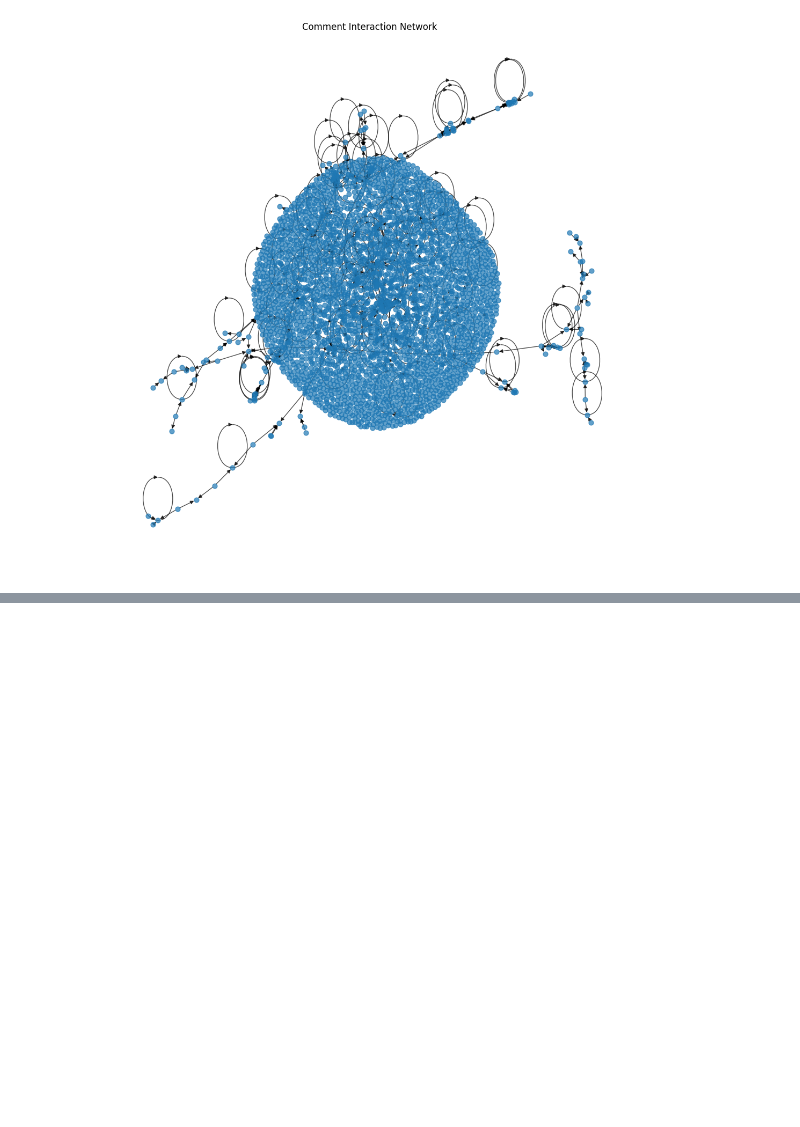
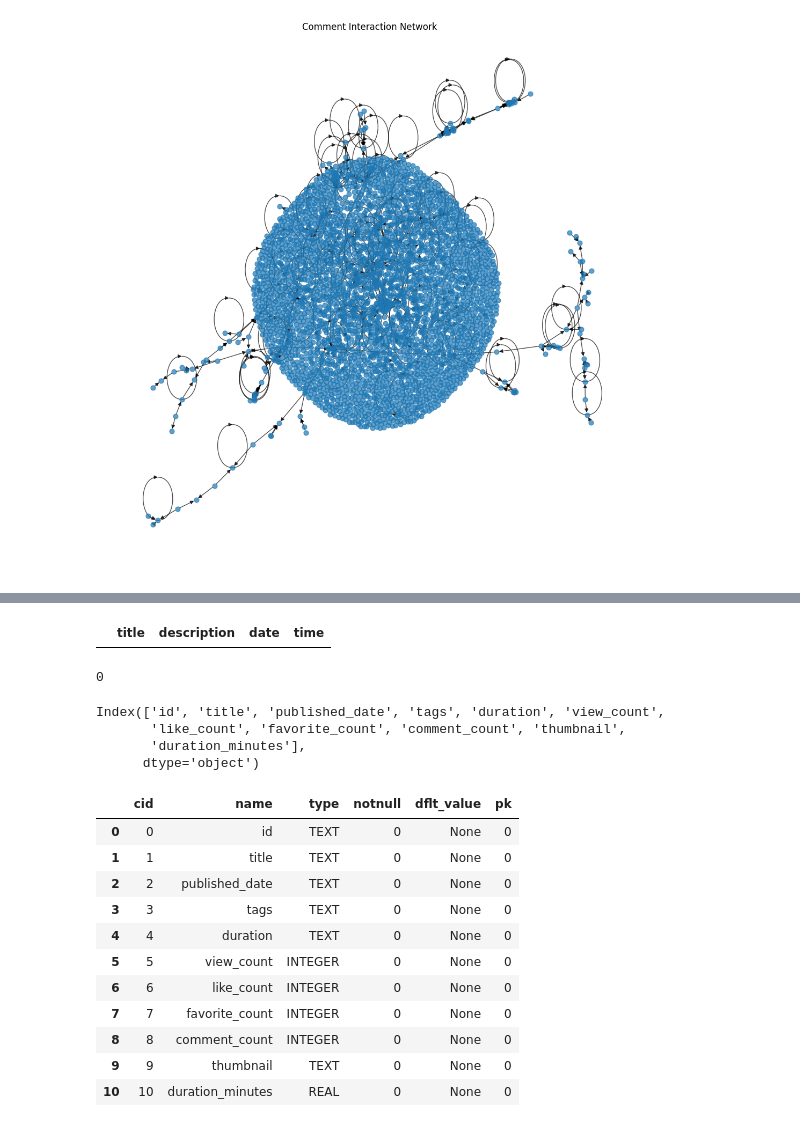
Before and after one commit to MeetDuseja/Youtube-Channel-Analytics, a Jupyter notebook: youtube_channel_analytics_notebook.ipynb, the cells around one changed output, grey strips where cells are left out. Cells and saved outputs as stored; diff of their text form; code cells hidden in the pictures; blank space fills up the shorter version.

```diff
--- a/youtube_channel_analytics_notebook.ipynb
+++ b/youtube_channel_analytics_notebook.ipynb
@@ -185,0 +210,6 @@ plot_network(graph)
+# %%
+videos.head()
+comments.head()
+posts.head()
+# %% [output]
+|  | title | description | date | time |
@@ -185,0 +218,28 @@ plot_network(graph)
+# %%
+videos.to_sql("videos", conn, if_exists="replace", index=False)
+comments.to_sql("comments", conn, if_exists="replace", index=False)
+posts.to_sql("scheduled_posts", conn, if_exists="replace", index=False)
+# %% [output]
+0
+# %%
+videos.columns
+# %% [output]
+Index(['id', 'title', 'published_date', 'tags', 'duration', 'view_count',
+       'like_count', 'favorite_count', 'comment_count', 'thumbnail',
+       'duration_minutes'],
+      dtype='object')
+# %%
+pd.read_sql("PRAGMA table_info(videos);", conn)
+# %% [output]
+|  | cid | name | type | notnull | dflt_value | pk |
+| 0 | 0 | id | TEXT | 0 | None | 0 |
+| 1 | 1 | title | TEXT | 0 | None | 0 |
+| 2 | 2 | published_date | TEXT | 0 | None | 0 |
+| 3 | 3 | tags | TEXT | 0 | None | 0 |
+| 4 | 4 | duration | TEXT | 0 | None | 0 |
+| 5 | 5 | view_count | INTEGER | 0 | None | 0 |
+| 6 | 6 | like_count | INTEGER | 0 | None | 0 |
+| 7 | 7 | favorite_count | INTEGER | 0 | None | 0 |
+| 8 | 8 | comment_count | INTEGER | 0 | None | 0 |
+| 9 | 9 | thumbnail | TEXT | 0 | None | 0 |
+| 10 | 10 | duration_minutes | REAL | 0 | None | 0 |
```
Also changed, not shown: parts of 24 cells of this notebook.
